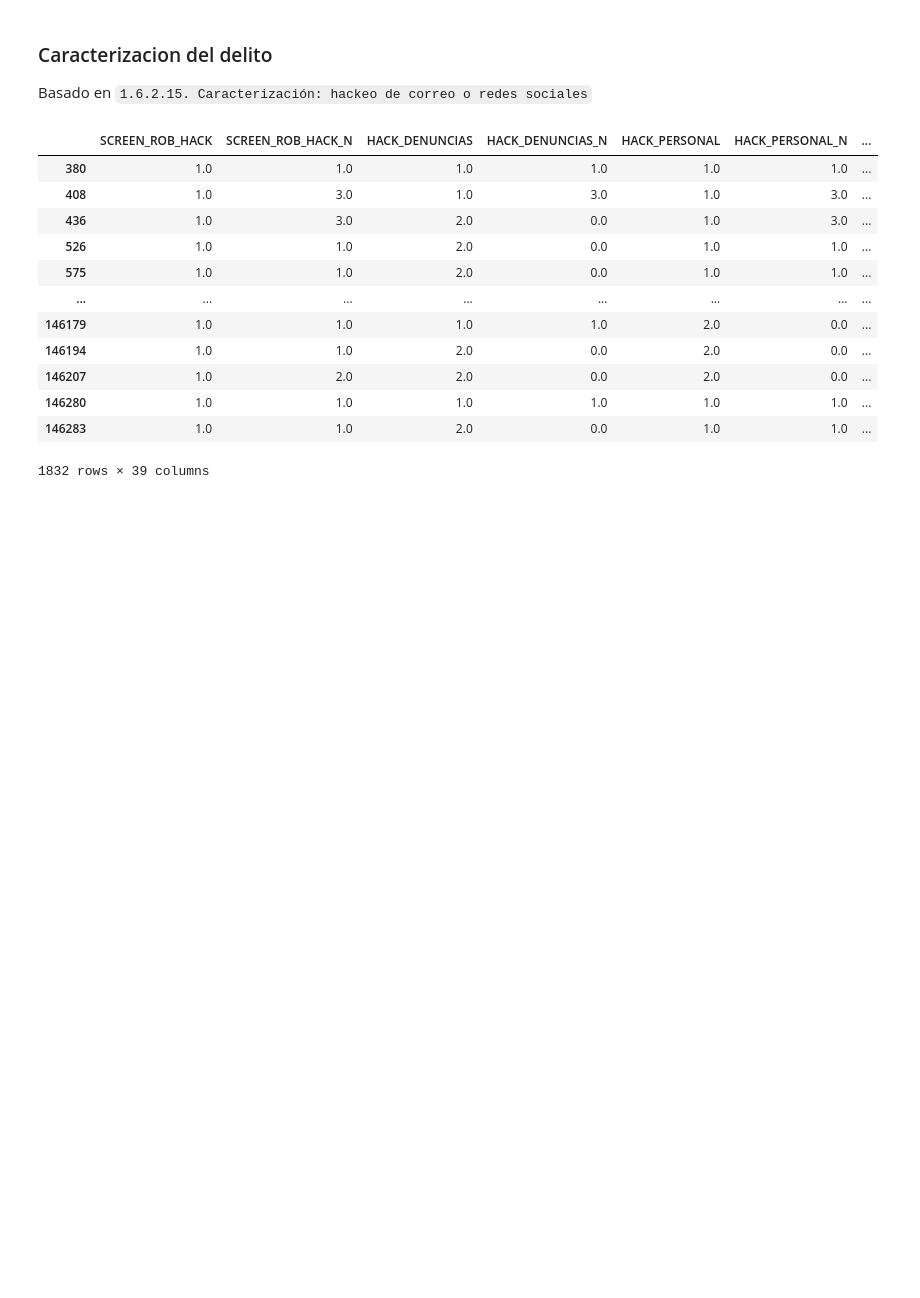
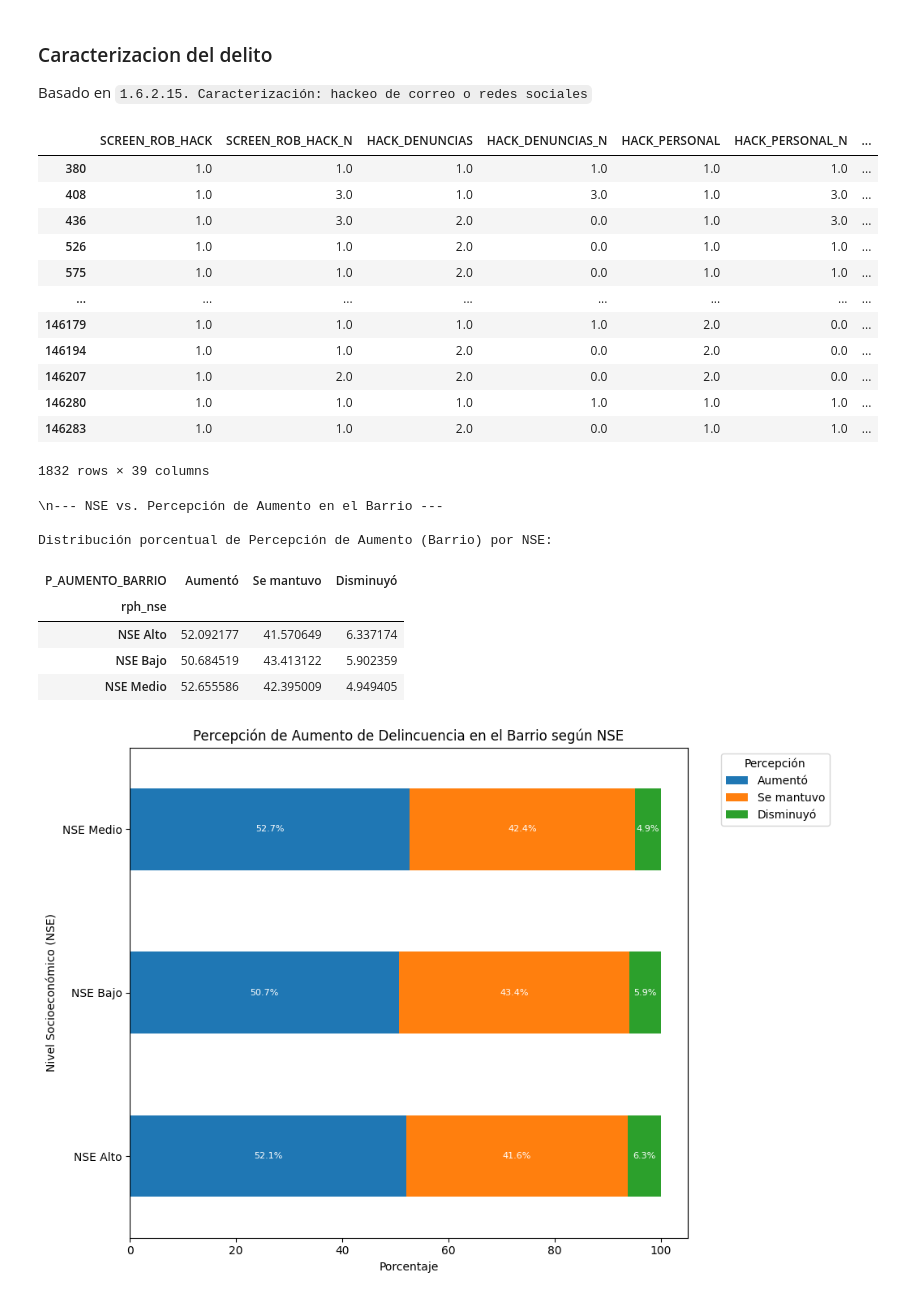
Before and after one commit to TheAmazingLife/analisis-de-datos-proyecto-semestral, a Jupyter notebook: entrega 2/variables.ipynb, the cells around one changed output. Drawn from its saved outputs; the diff is of its cells as text; code cells hidden in the pictures; blank space fills up the shorter version.

```diff
--- a/entrega 2/variables.ipynb
+++ b/entrega 2/variables.ipynb
@@ -332,3 +337,63 @@ df_hack.to_csv("hackeo.csv", index=False)
 # exportar df_hack.isna().sum() en un texto
 with open("hackeo_isna.txt", "w") as txt:
     txt.write(str(df_hack.isna().sum()))
+# %%
+# --- NSE vs. Percepción de Aumento en el Barrio ---
+print("\\n--- NSE vs. Percepción de Aumento en el Barrio ---")
+
+# Seleccionar columnas relevantes y copiar para evitar SettingWithCopyWarning
+df_nse_percep = df_enusc[['rph_nse', 'P_AUMENTO_BARRIO']].copy()
+
+# Eliminar filas donde P_AUMENTO_BARRIO no sea 1, 2 o 3 (excluye No sabe/No responde)
+# y donde rph_nse no sea 1, 2 o 3
+df_nse_percep = df_nse_percep[df_nse_percep['P_AUMENTO_BARRIO'].isin([1, 2, 3])]
+df_nse_percep = df_nse_percep[df_nse_percep['rph_nse'].isin([1, 2, 3])]
+
+# Renombrar valores numéricos a etiquetas descriptivas
+nse_labels = {
+    1: "NSE Bajo",
+    2: "NSE Medio",
+    3: "NSE Alto"
+}
+aumento_labels = {
+    1: "Aumentó",
+    2: "Se mantuvo",
+    3: "Disminuyó"
+}
+df_nse_percep['rph_nse'] = df_nse_percep['rph_nse'].replace(nse_labels)
+df_nse_percep['P_AUMENTO_BARRIO'] = df_nse_percep['P_AUMENTO_BARRIO'].replace(aumento_labels)
+
+# Crear tabla de frecuencias cruzadas normalizada por filas (índice = NSE)
+tabla_nse = pd.crosstab(df_nse_percep['rph_nse'], df_nse_percep['P_AUMENTO_BARRIO'], normalize='index') * 100
+
+# Ordenar columnas para el gráfico
+orden_columnas_nse = ["Aumentó", "Se mantuvo", "Disminuyó"]
+tabla_nse = tabla_nse[orden_columnas_nse]
+
+print("\nDistribución porcentual de Percepción de Aumento (Barrio) por NSE:")
+display(tabla_nse)
+
+# Gráfico de barras apiladas horizontales
+ax = tabla_nse.plot(kind='barh', stacked=True, figsize=(10, 7))
+
+plt.xlabel("Porcentaje")
+plt.ylabel("Nivel Socioeconómico (NSE)")
+plt.title("Percepción de Aumento de Delincuencia en el Barrio según NSE")
+plt.legend(title="Percepción", bbox_to_anchor=(1.05, 1), loc='upper left') # Mover leyenda fuera
+plt.tight_layout()
+
+# Añadir etiquetas de porcentaje dentro de las barras (puede ser complejo si hay muchas barras pequeñas)
+for container in ax.containers:
+    ax.bar_label(container, fmt='%.1f%%', label_type='center', color='white', fontsize=8)
+
+plt.show()
+# %% [output]
+\n--- NSE vs. Percepción de Aumento en el Barrio ---
+
+Distribución porcentual de Percepción de Aumento (Barrio) por NSE:
+| P_AUMENTO_BARRIO | Aumentó | Se mantuvo | Disminuyó |
+| rph_nse |  |  |  |
+| NSE Alto | 52.092177 | 41.570649 | 6.337174 |
+| NSE Bajo | 50.684519 | 43.413122 | 5.902359 |
+| NSE Medio | 52.655586 | 42.395009 | 4.949405 |
+[figure, added]
```
Also changed, not shown: parts of 4 cells of this notebook.
